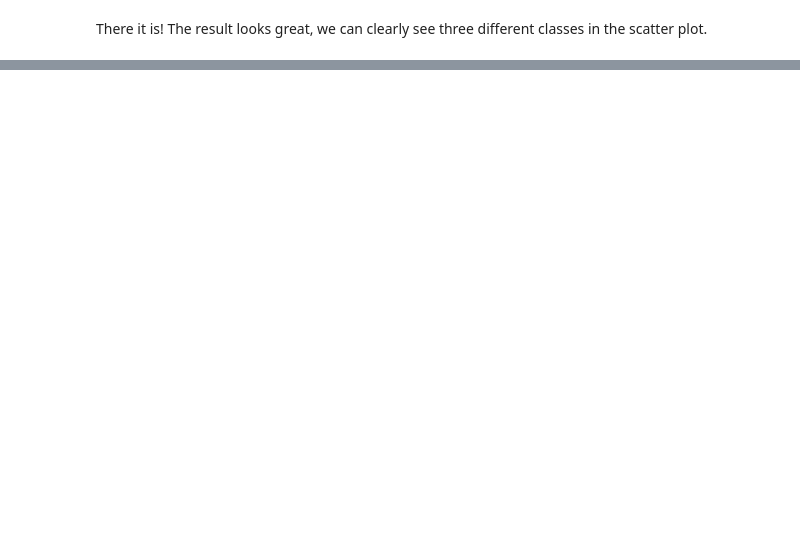
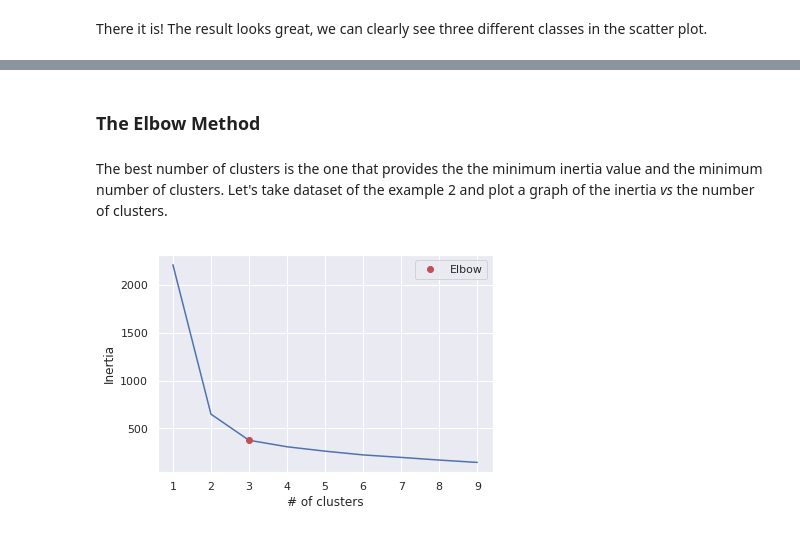
Before and after one commit to alexandrehsd/cluster-analysis, a Jupyter notebook: Cluster Analysis.ipynb, the cells around one changed output, grey strips where cells are left out. Saved outputs shown, nothing was run; the diff lists cells and outputs as text; code cells hidden in the pictures; blank space fills up the shorter version.

```diff
--- a/Cluster Analysis.ipynb
+++ b/Cluster Analysis.ipynb
@@ -247,0 +264,37 @@ df.head()
+# %% [markdown]
+### The Elbow Method
+# %% [markdown]
+The best number of clusters is the one that provides the the minimum inertia value and the minimum number of clusters. Let's take dataset of the example 2 and plot a graph of the inertia _vs_ the number of clusters.
+# %%
+# drop the class column in order to have only the features in df
+new_df = df.copy()
+new_df = new_df.drop('class', axis=1)
+
+# empty list for inertia values
+inertia = []
+
+for i in range(1,10):
+    # instantiating a kmeans model with i clusters
+    kmeans = KMeans(n_clusters=i)
+
+    # fitting the model to the data
+    kmeans.fit(new_df)
+
+    # appending the inertia of the model to the list
+    inertia.append(kmeans.inertia_)
+
+    # ignore this if statement
+    if i == 3:
+        elbow = kmeans.inertia_
+
+# creating a list with the number of clusters
+number_of_clusters = range(1,10)
+# %%
+plt.plot(number_of_clusters, inertia)
+plt.plot(3, elbow, 'ro', label='Elbow')
+plt.legend()
+plt.xlabel('# of clusters')
+plt.ylabel('Inertia')
+plt.show()
+# %% [output]
+[figure, added]
```
Also changed, not shown: parts of 19 cells of this notebook.
